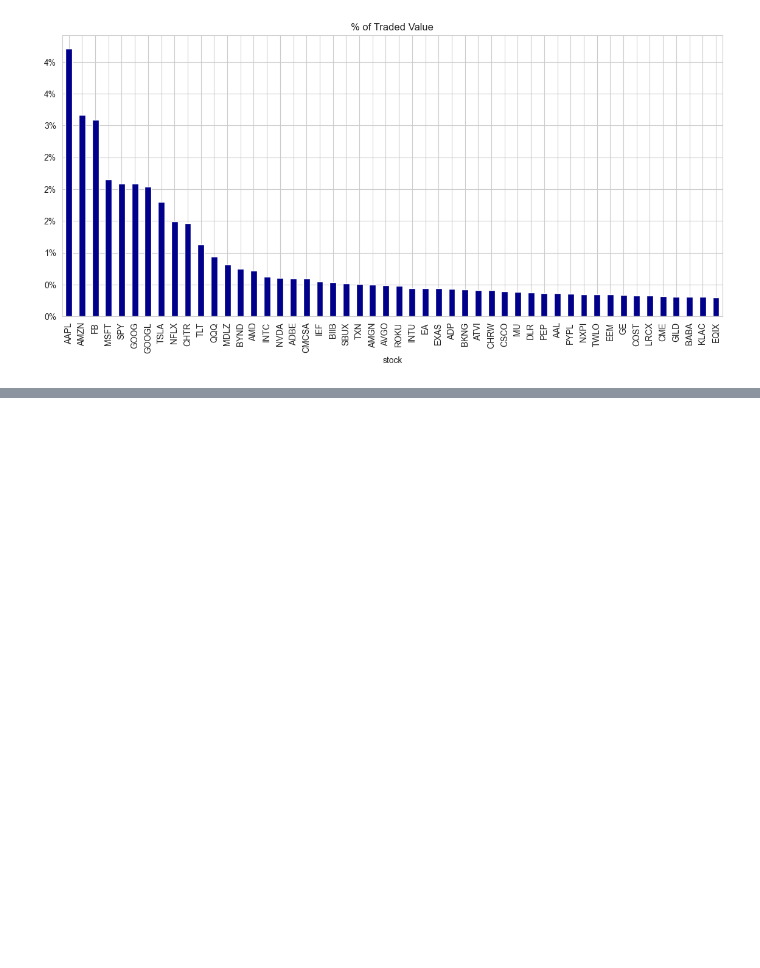
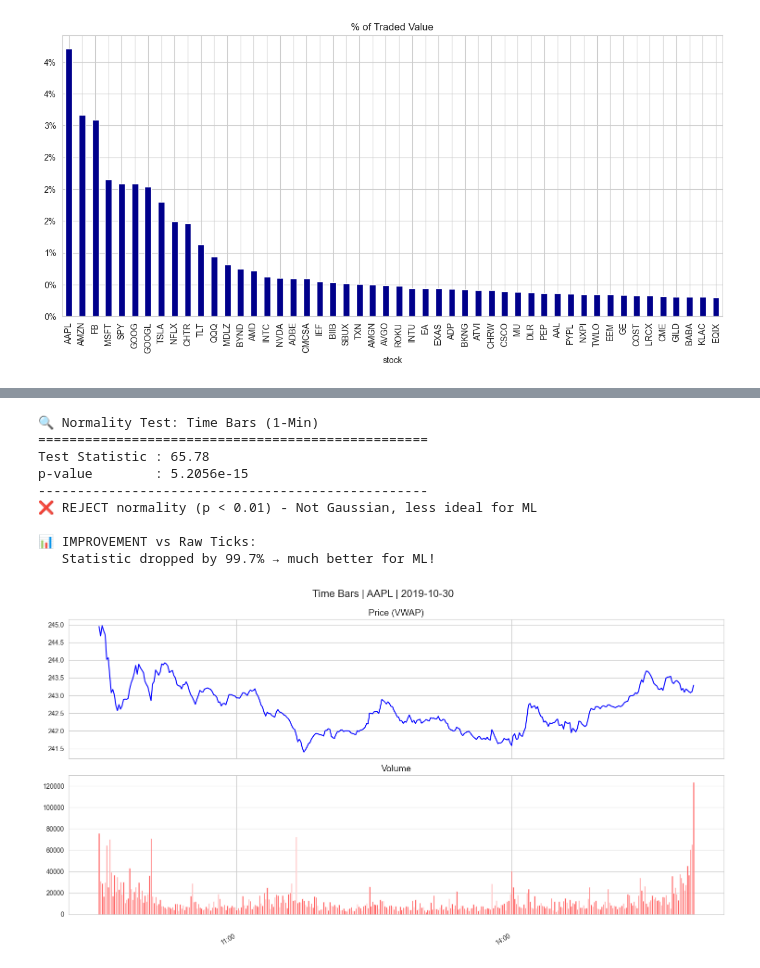
Before and after one commit to alanwnl/machine-learning-for-trading, a Jupyter notebook: 02_market_and_fundamental_data/01_NASDAQ_TotalView-ITCH_Order_Book/03_normalize_tick_data.ipynb, the cells around one changed output, grey strips where cells are left out. Cells and saved outputs as stored; diff of their text form; code cells hidden in the pictures; blank space fills up the shorter version.

```diff
--- a/02_market_and_fundamental_data/01_NASDAQ_TotalView-ITCH_Order_Book/03_normalize_tick_data.ipynb
+++ b/02_market_and_fundamental_data/01_NASDAQ_TotalView-ITCH_Order_Book/03_normalize_tick_data.ipynb
@@ -126,18 +62,0 @@ NormaltestResult(statistic=np.float64(4689.588482983676), pvalue=np.float64(0.0)
-# %%
-def price_volume(df, price='vwap', vol='vol', suptitle=title, fname=None):
-
-    fig, axes = plt.subplots(nrows=2, sharex=True, figsize=(15,8))
-    axes[0].plot(df.index, df[price])
-    axes[1].bar(df.index, df[vol], width=1/(5*len(df.index)), color='r')
-
-    # formatting
-    xfmt = mpl.dates.DateFormatter('%H:%M')
-    axes[1].xaxis.set_major_locator(mpl.dates.HourLocator(interval=3))
-    axes[1].xaxis.set_major_formatter(xfmt)
-    axes[1].get_xaxis().set_tick_params(which='major', pad=25)
-    axes[0].set_title('Price', fontsize=14)
-    axes[1].set_title('Volume', fontsize=14)
-    fig.autofmt_xdate()
-    fig.suptitle(suptitle)
-    fig.tight_layout()
-    plt.subplots_adjust(top=0.9);
@@ -282,0 +142,7 @@ price_volume(dollar_bars.set_index('timestamp'),
+# %%
+# Calculate tick returns and establish a baseline for normality
+tick_returns = tick_bars.price.pct_change().dropna()
+tick_result = test_normality(tick_returns, name="Tick Bars")
+
+tick_stat = tick_result.statistic
+tick_p = tick_result.pvalue
@@ -282,0 +220,26 @@ price_volume(dollar_bars.set_index('timestamp'),
+# %%
+def get_bar_stats(agg_trades):
+    """Compute OHLC, VWAP, volume and transaction count for any bar type"""
+    vwap = agg_trades.apply(lambda x: np.average(x.price, weights=x.shares)).to_frame('vwap')
+    ohlc = agg_trades.price.ohlc()
+    vol = agg_trades.shares.sum().to_frame('vol')
+    txn = agg_trades.shares.size().to_frame('txn')
+    return pd.concat([ohlc, vwap, vol, txn], axis=1)
+resampled = trades.groupby(pd.Grouper(freq='1Min'))
+time_bars = get_bar_stats(resampled)
+# Normality test – already much better than raw ticks
+time_result = test_normality(time_bars.vwap.pct_change().dropna(), name="Time Bars (1-Min)", baseline_stat=tick_stat, baseline_p=tick_p)
+price_volume(time_bars,
+suptitle=f'Time Bars | {stock} | {pd.to_datetime(date).date()}',
+fname='time_bars')
+# %% [output]
+🔍 Normality Test: Time Bars (1-Min)
+==================================================
+Test Statistic : 65.78
+p-value        : 5.2056e-15
+--------------------------------------------------
+❌ REJECT normality (p < 0.01) - Not Gaussian, less ideal for ML
+
+📊 IMPROVEMENT vs Raw Ticks:
+   Statistic dropped by 99.7% → much better for ML!
+[figure, added]
```
Also changed, not shown: parts of 63 cells of this notebook, 3 other files.
